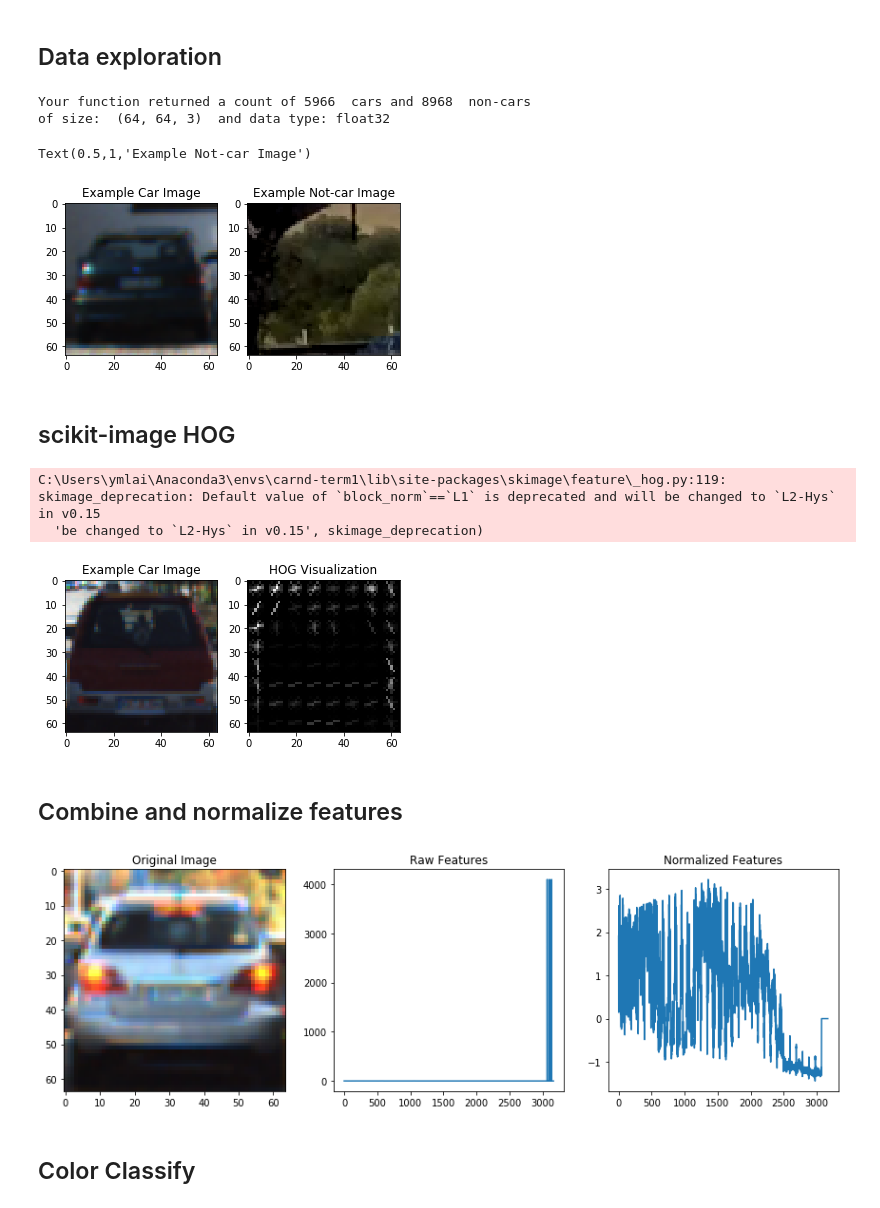
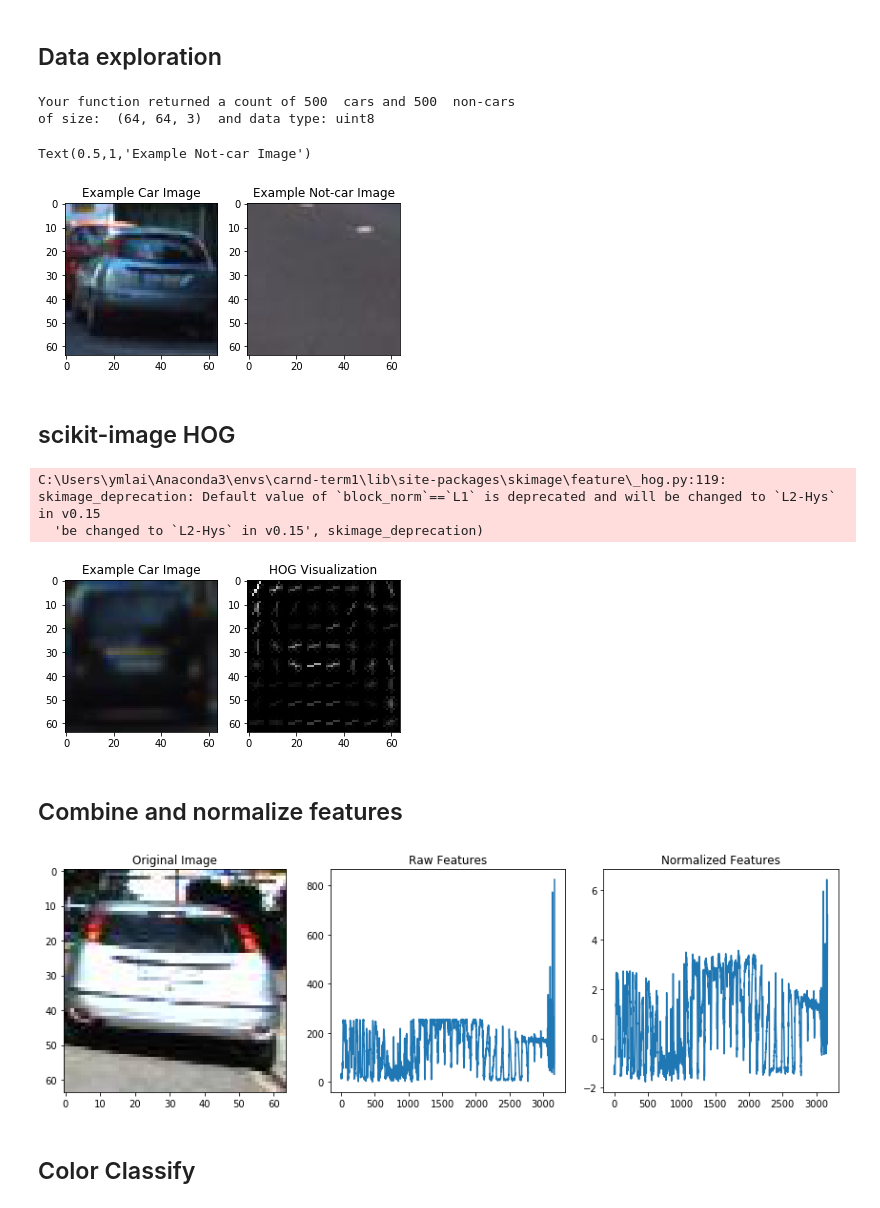
Before and after one commit to ymlai87416/CarND-Vehicle-Detection, a Jupyter notebook: CarND-Vehical-Detection-Tutorial.ipynb, the cells around one changed output. Saved outputs shown, nothing was run; the diff lists cells and outputs as text; code cells hidden in the pictures.

```diff
--- a/CarND-Vehical-Detection-Tutorial.ipynb
+++ b/CarND-Vehical-Detection-Tutorial.ipynb
@@ -198,3 +200,19 @@ plt.show()
+# %%
+# Divide up into cars and notcars
+images = glob.glob('./vehicle_dataset/*.jpeg')
+cars = []
+notcars = []
+for image in images:
+    if 'image' in image or 'extra' in image:
+        notcars.append(image)
+    else:
+        cars.append(image)
+
+# Reduce the sample size because HOG features are slow to compute
+# The quiz evaluator times out after 13s of CPU time
+sample_size = 1000
+cars = cars[0:sample_size]
+notcars = notcars[0:sample_size]
 # %% [markdown]
 ## Spatial Binning of Color
 # %%
@@ -232,16 +250,6 @@ plt.show()
 # %% [markdown]
 ## Data exploration
 # %%
-images = glob.glob('./data_exploration_data/*.png')
-cars = []
-notcars = []
-
-for image in images:
-    if 'image' in image or 'extra' in image:
-        notcars.append(image)
-    else:
-        cars.append(image)
-
 # Define a function to return some characteristics of the dataset
 def data_look(car_list, notcar_list):
     data_dict = {}
@@ -257,36 +265,36 @@ def data_look(car_list, notcar_list):
     data_dict["data_type"] = example_img.dtype
     # Return data_dict
     return data_dict
 
 data_info = data_look(cars, notcars)
 
 print('Your function returned a count of',
       data_info["n_cars"], ' cars and',
       data_info["n_notcars"], ' non-cars')
 print('of size: ',data_info["image_shape"], ' and data type:',
       data_info["data_type"])
 # Just for fun choose random car / not-car indices and plot example images
 car_ind = np.random.randint(0, len(cars))
 notcar_ind = np.random.randint(0, len(notcars))
 
 # Read in car / not-car images
 car_image = mpimg.imread(cars[car_ind])
 notcar_image = mpimg.imread(notcars[notcar_ind])
 
 
 # Plot the examples
 fig = plt.figure()
 plt.subplot(121)
 plt.imshow(car_image)
 plt.title('Example Car Image')
 plt.subplot(122)
 plt.imshow(notcar_image)
 plt.title('Example Not-car Image')
 # %% [output]
-Your function returned a count of 5966  cars and 8968  non-cars
-of size:  (64, 64, 3)  and data type: float32
+Your function returned a count of 500  cars and 500  non-cars
+of size:  (64, 64, 3)  and data type: uint8
 Text(0.5,1,'Example Not-car Image')
-[figure, old version]
+[figure, new version]
 # %% [markdown]
 ## scikit-image HOG
 # %%
@@ -296,17 +304,6 @@ import numpy as np
 import cv2
 import glob
 from skimage.feature import hog
-
-# Read in our vehicles and non-vehicles
-images = glob.glob('./data_exploration_data/*.png')
-cars = []
-notcars = []
-
-for image in images:
-    if 'image' in image or 'extra' in image:
-        notcars.append(image)
-    else:
-        cars.append(image)
 
 # Define a function to return HOG features and visualization
 def get_hog_features(img, orient, pix_per_cell, cell_per_block, vis=False, feature_vec=True):
@@ -356,7 +353,7 @@ plt.show()
 # %% [output]
 C:\Users\ymlai\Anaconda3\envs\carnd-term1\lib\site-packages\skimage\feature\_hog.py:119: skimage_deprecation: Default value of `block_norm`==`L1` is deprecated and will be changed to `L2-Hys` in v0.15
   'be changed to `L2-Hys` in v0.15', skimage_deprecation)
-[figure, old version]
+[figure, new version]
 # %% [markdown]
 ## Combine and normalize features
 # %%
@@ -396,15 +393,6 @@ def extract_features(imgs, cspace='RGB', spatial_size=(32, 32),
     # Return list of feature vectors
     return features
 
-images = glob.glob('./data_exploration_data/*.png')
-cars = []
-notcars = []
-for image in images:
-    if 'image' in image or 'extra' in image:
-        notcars.append(image)
-    else:
-        cars.append(image)
-
 car_features = extract_features(cars, cspace='RGB', spatial_size=(32, 32),
                         hist_bins=32, hist_range=(0, 256))
 notcar_features = extract_features(notcars, cspace='RGB', spatial_size=(32, 32),
@@ -433,7 +421,7 @@ if len(car_features) > 0:
 else:
     print('Your function only returns empty feature vectors...')
 # %% [output]
-[figure, old version]
+[figure, new version]
 # %% [markdown]
 ## Color Classify
 # %%
```
Also changed, not shown: parts of 13 cells of this notebook, 11 other files.
